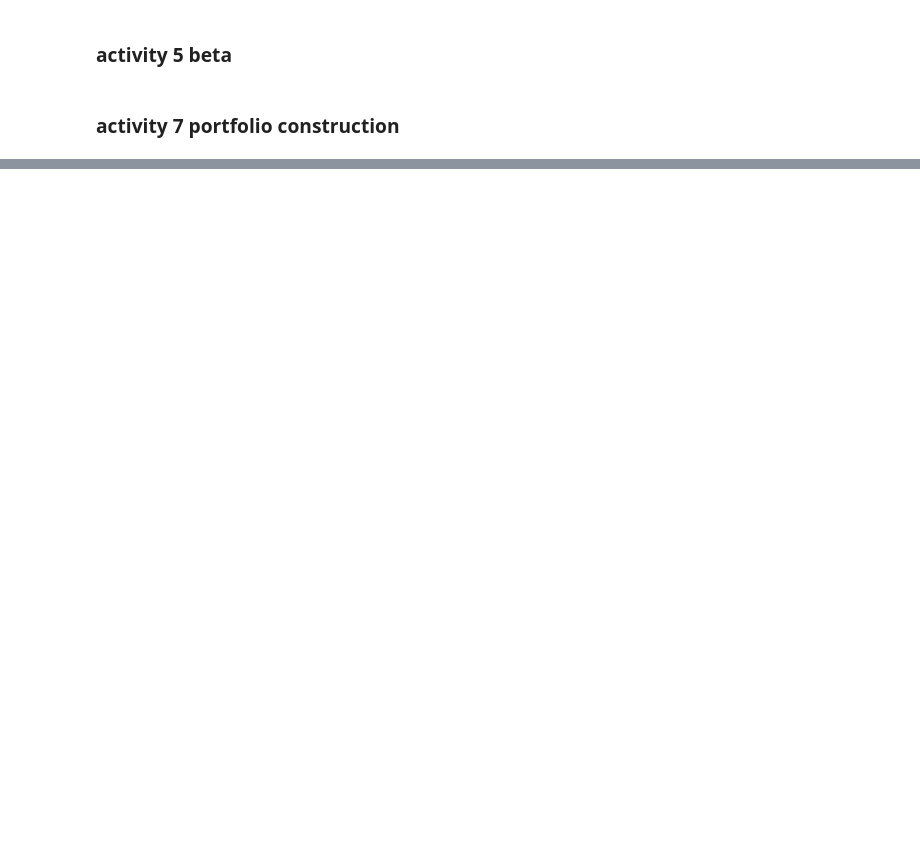
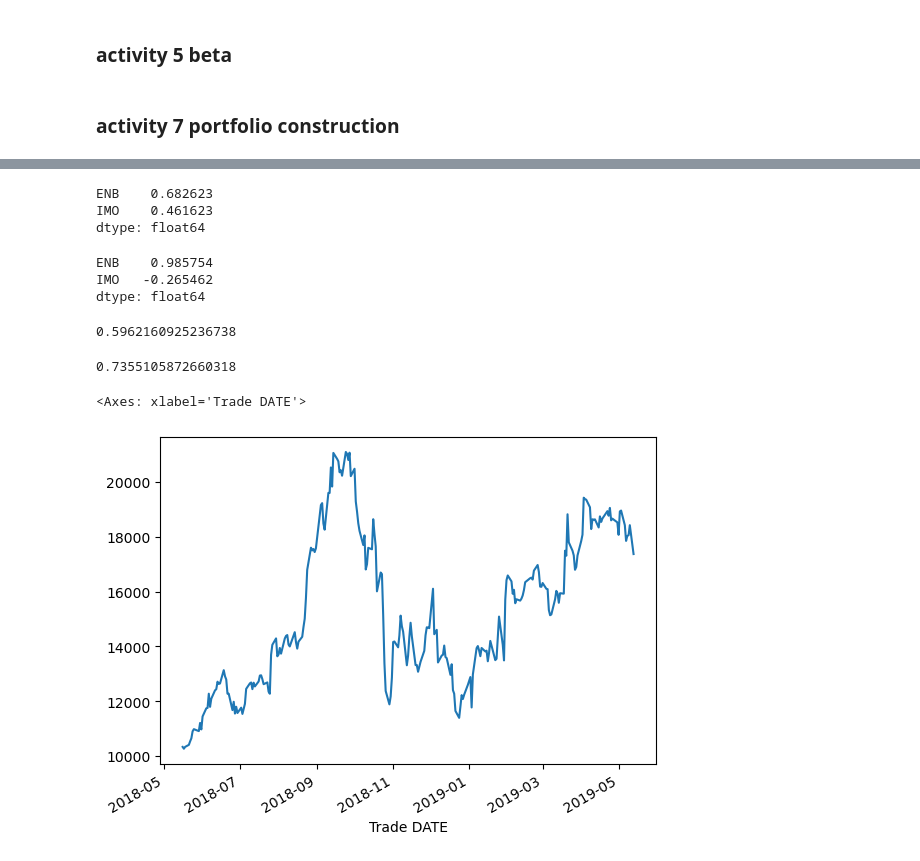
Before and after one commit to softmaxhuanchen/pandas, a Jupyter notebook: pandas-part3-live/pandas-part3.ipynb, the cells around one changed output, grey strips where cells are left out. Saved outputs shown, nothing was run; the diff lists cells and outputs as text; code cells hidden in the pictures; blank space fills up the shorter version.

```diff
--- a/pandas-part3-live/pandas-part3.ipynb
+++ b/pandas-part3-live/pandas-part3.ipynb
@@ -175,0 +173,7 @@ imo.head()
+# %%
+enb.rename(columns = {'NOCP':"ENB"}, inplace = True)
+enb.drop(columns= 'Symbol', inplace = True)
+imo.rename(columns= {'NOCP':"IMO"}, inplace = True)
+imo.drop(columns= 'Symbol', inplace = True)
+all_prices = pd.concat([enb, imo], axis = 'columns', join = 'inner')
+all_prices
@@ -175,0 +201,4 @@ imo.head()
+# %%
+# Calculate Daily Returns
+all_returns = all_prices.pct_change()
+all_returns.head()
@@ -175,0 +228,47 @@ imo.head()
+# %%
+# Use the `std` function and multiply by the square root of the number of trading days in a year to get annualized volatility
+import numpy as np
+volatility = all_returns.std() * np.sqrt(252)
+volatility
+# %% [output]
+ENB    0.682623
+IMO    0.461623
+dtype: float64
+# %%
+returns = all_returns.mean() * 252
+returns
+# %% [output]
+ENB    0.985754
+IMO   -0.265462
+dtype: float64
+# %%
+port_volatility = portfolio_returns.std() * np.sqrt(252)
+port_volatility
+# %% [output]
+0.5962160925236738
+# %%
+port_return = portfolio_returns.mean()*252
+port_return
+# %% [output]
+0.7355105872660318
+# %%
+# Set initial investment
+initial_investment = 10000
+
+# Set weights
+weights = [0.8, 0.2]
+
+# Use the `dot` function to multiply the weights by each column of daily returns to calculate the daily returns of the portfolio.
+portfolio_returns = all_returns.dot(weights)
+
+# Use the `cumprod` function to calculate cumulative returns
+cumulative_returns = (1 + portfolio_returns).cumprod()
+
+# Compute cumulative returns
+cumulative_profit = initial_investment * cumulative_returns
+
+# Plot the returns of the investment
+cumulative_profit.plot()
+# %% [output]
+<Axes: xlabel='Trade DATE'>
+[figure, added]
```
Also changed, not shown: parts of 22 cells of this notebook.
